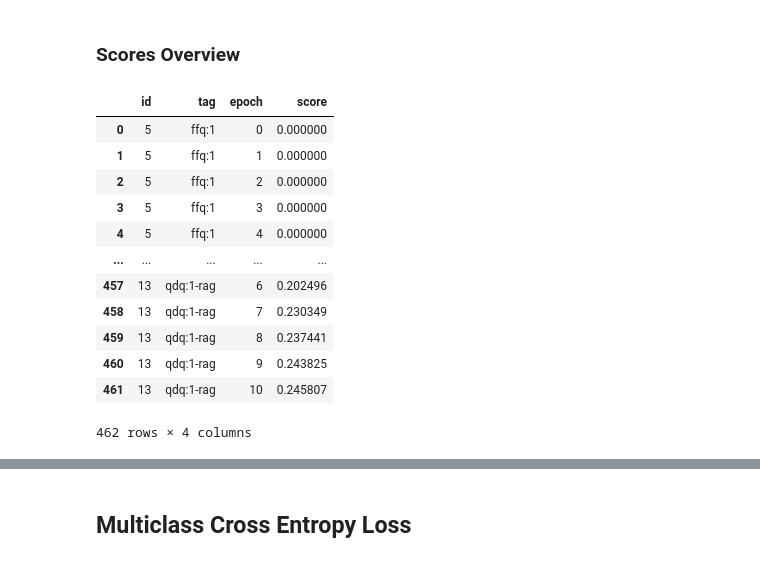
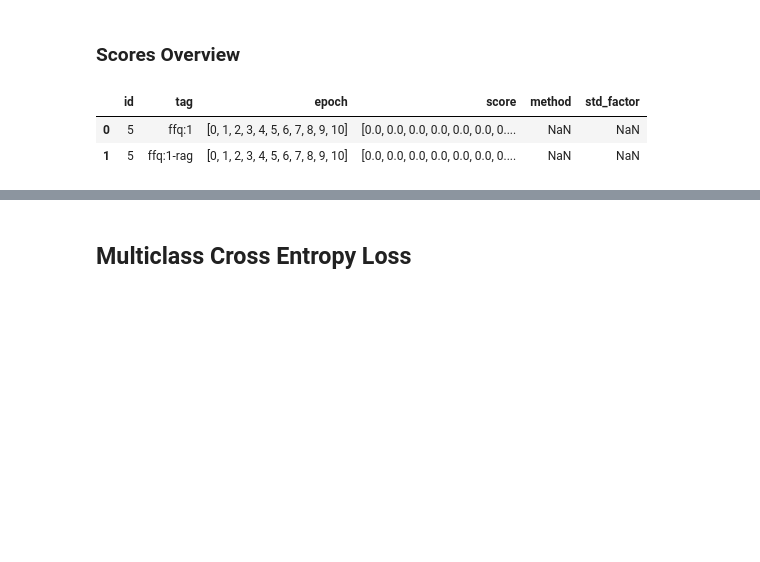
Before and after one commit to fee1ix/beesup_injection_lab, a Jupyter notebook: injection_notebook.ipynb, the cells around one changed output, grey strips where cells are left out. Saved outputs shown, nothing was run; the diff lists cells and outputs as text; code cells hidden in the pictures; blank space fills up the shorter version.

```diff
--- a/injection_notebook.ipynb
+++ b/injection_notebook.ipynb
@@ -3565,5 +3663,5 @@ print(fn)
 # %%
-evaluation_df=pd.read_pickle('/home/fboehning/fboehning/injection_lab/2025-04-16_09-36-50_evaluation_df.pkl')
+evaluation_df=pd.read_pickle('/home/fboehning/fboehning/injection_lab/2025-04-24_09-41-53_evaluation_df.pkl')
 evaluation_df
 # %% [output]
 |  | id | epoch | step | tag | question | pred_completion | eval_dict |
@@ -3641,7 +3738,7 @@ questions_df=evaluation_df[
     (evaluation_df.tag.isin(['mcq:3']))
 ].copy()
 
-questions_df=add_epoch0_questions(questions_df)
+#questions_df=add_epoch0_questions(questions_df)
 
 evaluator_df=MCQEvaluator(3).df
 chunks_df=ChunksDatahandle(2).df
@@ -3667,3 +3764 @@ questions_df.head(2)
 | 1 | Woran kann man die Königin der We... | [1, 1, 1, 1, 1, 1, 1, 1, 1, 1, 1] | [1, 1, 1, 1, 1, 1, 1, 1, 1, 1, 1] | [1, 1, 1, 1, 1, 1, 1, 1, 1, 1, 1] | [1, 1, 1, 1, 1, 1, 1, 1, 1, 1, 1] | [1, 1, 1, 1, 1, 1, 1, 1, 1, 1, 1] | [1, 1, 1, 1, 1, 1, 1, 1, 1, 1, 1] | 991 | [-0.005982692, -0.0013046683, -0.... | ... |
-# %%
-questions_df.drop(columns=['meta:scores','meta:mean','meta:ltag'], inplace=True)
@@ -3699,6 +3796,6 @@ questions_df
 1000 rows × 16 columns
 # %%
-experiment_ids=[5,0]
+experiment_ids=[5,11]
 score_keys=[f"{id}:scores" for id  in experiment_ids]
 
 plot_data=list()
@@ -4197,48 +4117,38 @@ def add_epoch0_data(scores_df: pd.DataFrame) -> pd.DataFrame:
 
         if selected_df.empty: continue
         if len(selected_df)>1: raise ValueError("Multiple entries found!")
         row=selected_df.iloc[0]
 
         for id in list(scores_df.id.unique()):
             if id == row.id: continue
             row_dict=copy.deepcopy(row.to_dict())
             row_dict['id']=id
             add_data.append(row_dict)
 
     scores_df=pd.concat([scores_df, pd.DataFrame(add_data)], ignore_index=True)
     scores_df.sort_values(by=['id','tag','epoch'], inplace=True)
     scores_df.reset_index(drop=True, inplace=True)
     return scores_df
 
 scores_df=evaluation_df.copy()
 scores_df['score']=scores_df.apply(get_score, axis=1)
 scores_df=scores_df[['id','epoch','tag','score']]
 
 # GROUP over Epochs
 scores_df=scores_df.groupby(['id','tag','epoch'], dropna=False).agg('mean').reset_index()
-scores_df=add_epoch0_data(scores_df)
+#scores_df=add_epoch0_data(scores_df)
 # scores_df.drop_duplicates(subset=['id','tag','epoch','score'], keep='last', inplace=True)
 # scores_df.reset_index(drop=True, inplace=True)
 scores_df
 
 # GROUP over Evaluators
 scores_df=scores_df.groupby(['id','tag'], dropna=False).agg(list).reset_index()
 scores_df=scores_df.merge(experiments_df[['id','method','std_factor']], left_on='id', right_on='id', how='left')
-scores_df
+scores_df.head(2)
 # %% [output]
-|  | id | tag | epoch | score |
-| 0 | 5 | ffq:1 | 0 | 0.000000 |
-| 1 | 5 | ffq:1 | 1 | 0.000000 |
-| 2 | 5 | ffq:1 | 2 | 0.000000 |
-| 3 | 5 | ffq:1 | 3 | 0.000000 |
-| 4 | 5 | ffq:1 | 4 | 0.000000 |
-| ... | ... | ... | ... | ... |
-| 457 | 13 | qdq:1-rag | 6 | 0.202496 |
-| 458 | 13 | qdq:1-rag | 7 | 0.230349 |
-| 459 | 13 | qdq:1-rag | 8 | 0.237441 |
-| 460 | 13 | qdq:1-rag | 9 | 0.243825 |
-| 461 | 13 | qdq:1-rag | 10 | 0.245807 |
+|  | id | tag | epoch | score | method | std_factor |
+| 0 | 5 | ffq:1 | [0, 1, 2, 3, 4, 5, 6, 7, 8, 9, 10] | [0.0, 0.0, 0.0, 0.0, 0.0, 0.0, 0.... | NaN | NaN |
+| 1 | 5 | ffq:1-rag | [0, 1, 2, 3, 4, 5, 6, 7, 8, 9, 10] | [0.0, 0.0, 0.0, 0.0, 0.0, 0.0, 0.... | NaN | NaN |
-462 rows × 4 columns
 # %%
 plot_df=scores_df[
     (~scores_df.tag.str.contains('ffq', case=False, na=False)) # use '|' as OR in the string
```
Also changed, not shown: parts of 45 cells of this notebook.
